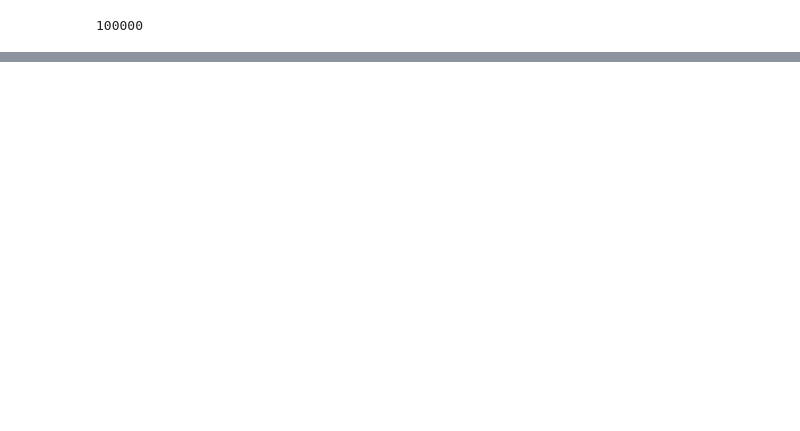
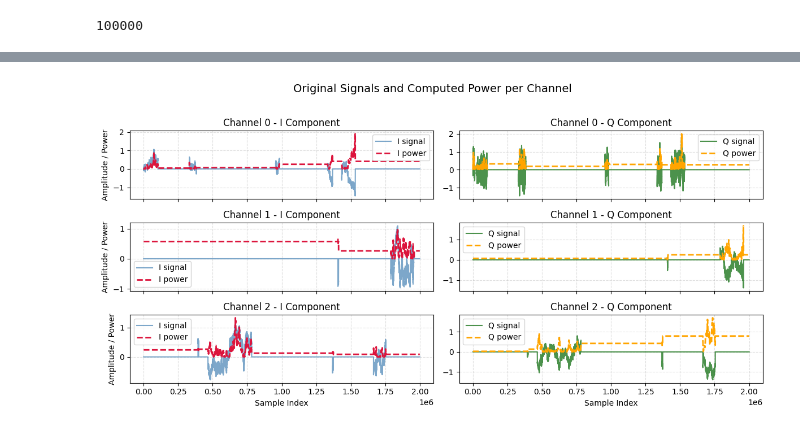
Before and after one commit to Denviser/RL-Project, a Jupyter notebook: t_coh_mab_updated.ipynb, the cells around one changed output, grey strips where cells are left out. Cells and saved outputs as stored; diff of their text form; code cells hidden in the pictures; blank space fills up the shorter version.

```diff
--- a/t_coh_mab_updated.ipynb
+++ b/t_coh_mab_updated.ipynb
@@ -278,0 +260,20 @@ print(output_samples_for_each_channel)
+# %%
+Wifi_naive_symbols={}
+size_of_naive_samples_per_channel=100000
+
+cur_num=0
+for channel in Channel_dict:
+    Wifi_naive_symbols[channel]={'I':[],'Q':[]}
+
+while cur_num<total_samples:
+    for channel in Channel_dict:
+        for i in range(size_of_naive_samples_per_channel):
+            Wifi_naive_symbols[channel]['I'].append((cur_num,Channel_dict[channel]['I'][cur_num]))
+            Wifi_naive_symbols[channel]['Q'].append((cur_num,Channel_dict[channel]['Q'][cur_num]))
+            cur_num+=1
+        #cur_num+=size_of_naive_samples_per_channel
+        if cur_num>=total_samples:
+            break
+#I = np.zeros(2_000_000, dtype=np.float64)  # force float64
+print(Wifi_naive_symbols[1]['I'][:100])
+#Wifi_naive_symbols[channel]['I'] = I  # ensure the mutated array is stored
@@ -411,7 +393,7 @@ def plot_power_and_signals(output_samples_for_each_channel, power_per_channel, n
     """
     fig, axs = plt.subplots(num_channels_1, 2, figsize=(12, 6), sharex=True)
 
-    for i in range(num_channels):
+    for i in range(num_channels_1):
         # Extract data
         I_signal = np.array(output_samples_for_each_channel[i]['I'])
         Q_signal = np.array(output_samples_for_each_channel[i]['Q'])
@@ -592,0 +439,5 @@ plt.show()
+# %%
+# plot_power_and_signals(output_samples_for_each_channel, result, num_channels)
+plot_power_and_signals(output_samples_for_each_channel, result, 3)
+# %% [output]
+[figure, new version]
```
Also changed, not shown: parts of 33 cells of this notebook.
